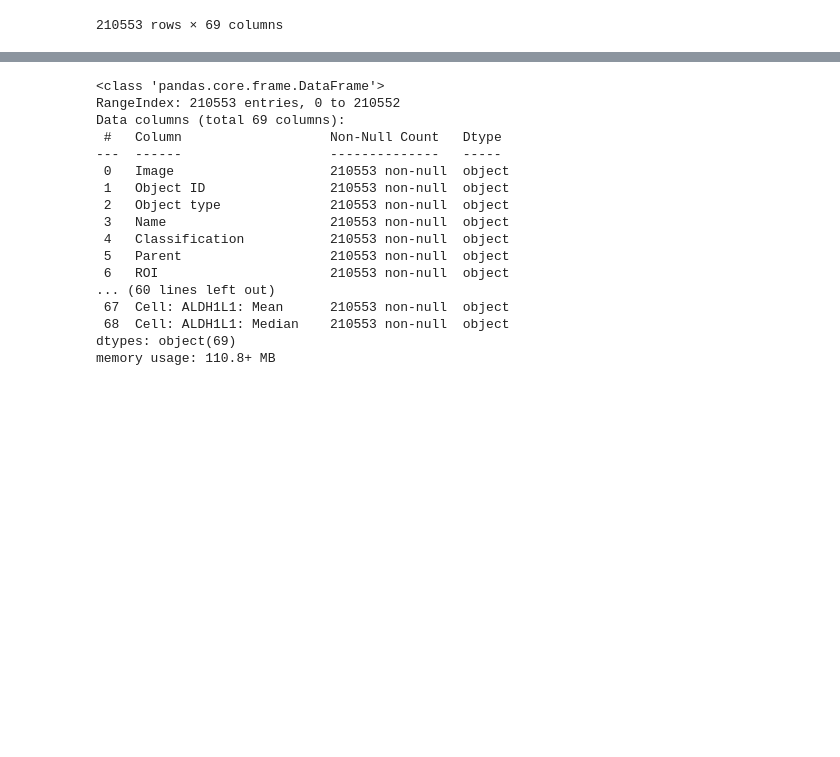
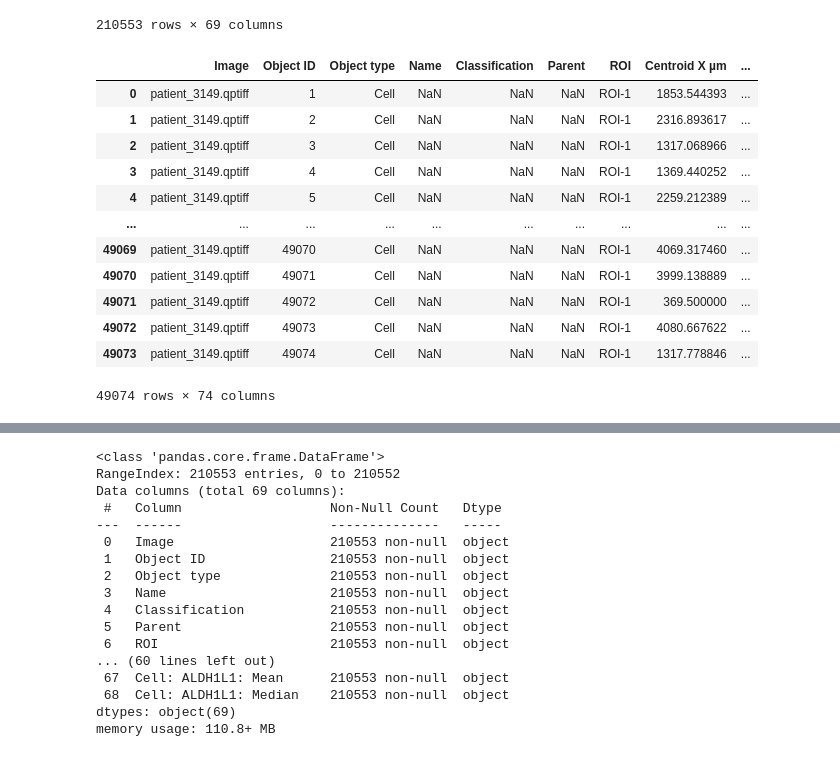
Before and after one commit to sadeghetemad/nencki-image-segmentation, a Jupyter notebook: notebooks/patient_analysis.ipynb, the cells around one changed output, grey strips where cells are left out. Saved outputs shown, nothing was run; the diff lists cells and outputs as text; code cells hidden in the pictures; blank space fills up the shorter version.

```diff
--- a/notebooks/patient_analysis.ipynb
+++ b/notebooks/patient_analysis.ipynb
@@ -22,6 +22,9 @@ PosixPath('/home/sadegh/python_projects/nencki_institute/notebooks')
 # %%
 patient_1991 = base_dir.parent / "data/measurements_1991.xlsx"
 patinet_3149 = base_dir.parent / "data/measurements_3149.csv"
+
+patient_1991_cellpose = base_dir.parent / "data/patient_1991_measurements.csv"
+patient_3149_cellpose = base_dir.parent / "data/patient_3149_measurements.csv"
 # %%
 # patient 1991
 raw = pd.read_excel(patient_1991, header=None)
@@ -68,3 +71,20 @@ df_3149
 | 210551 | pHGG_1991_3149_Scan1.qptiff - res... | d8ac877d-1955-4fc6-8f9d-93d86c423df5 | Cell |  |  | Annotation | Polygon | 14772.3 | ... |
 | 210552 | pHGG_1991_3149_Scan1.qptiff - res... | f115f3d5-04d3-4185-b742-0df87653ccba | Cell |  |  | Annotation | Polygon | 15462.9 | ... |
 210553 rows × 69 columns
+# %%
+df_3149_cellpose = pd.read_csv(patient_3149_cellpose)
+df_3149_cellpose
+# %% [output]
+|  | Image | Object ID | Object type | Name | Classification | Parent | ROI | Centroid X µm | ... |
+| 0 | patient_3149.qptiff | 1 | Cell | NaN | NaN | NaN | ROI-1 | 1853.544393 | ... |
+| 1 | patient_3149.qptiff | 2 | Cell | NaN | NaN | NaN | ROI-1 | 2316.893617 | ... |
+| 2 | patient_3149.qptiff | 3 | Cell | NaN | NaN | NaN | ROI-1 | 1317.068966 | ... |
+| 3 | patient_3149.qptiff | 4 | Cell | NaN | NaN | NaN | ROI-1 | 1369.440252 | ... |
+| 4 | patient_3149.qptiff | 5 | Cell | NaN | NaN | NaN | ROI-1 | 2259.212389 | ... |
+| ... | ... | ... | ... | ... | ... | ... | ... | ... | ... |
+| 49069 | patient_3149.qptiff | 49070 | Cell | NaN | NaN | NaN | ROI-1 | 4069.317460 | ... |
+| 49070 | patient_3149.qptiff | 49071 | Cell | NaN | NaN | NaN | ROI-1 | 3999.138889 | ... |
+| 49071 | patient_3149.qptiff | 49072 | Cell | NaN | NaN | NaN | ROI-1 | 369.500000 | ... |
+| 49072 | patient_3149.qptiff | 49073 | Cell | NaN | NaN | NaN | ROI-1 | 4080.667622 | ... |
+| 49073 | patient_3149.qptiff | 49074 | Cell | NaN | NaN | NaN | ROI-1 | 1317.778846 | ... |
+49074 rows × 74 columns
```
Also changed, not shown: parts of 13 cells of this notebook.
